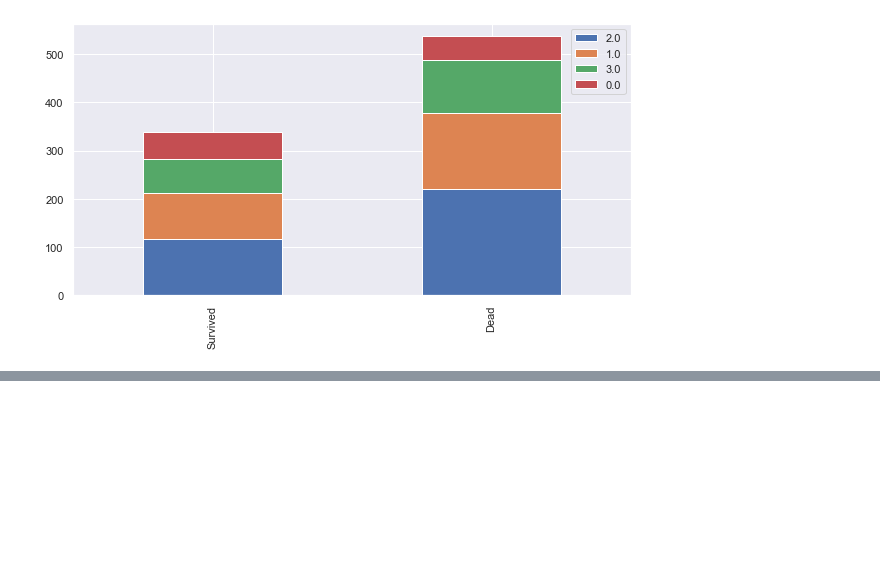
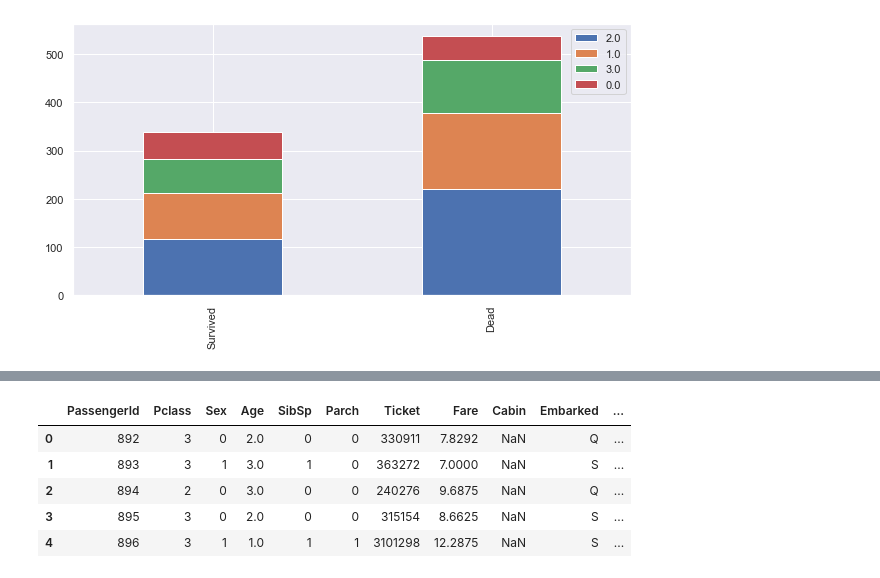
Before and after one commit to theishantha/Titanic---Kaggle-Machine-Learning-Competition, a Jupyter notebook: Titanic Disaster - Kaggle Machine Learning Competition.ipynb, the cells around one changed output, grey strips where cells are left out. Saved outputs shown, nothing was run; the diff lists cells and outputs as text; code cells hidden in the pictures; blank space fills up the shorter version.

```diff
--- a/Titanic Disaster - Kaggle Machine Learning Competition.ipynb
+++ b/Titanic Disaster - Kaggle Machine Learning Competition.ipynb
@@ -414,0 +438,9 @@ bar_chart('Age')
+# %%
+test.head()
+# %% [output]
+|  | PassengerId | Pclass | Sex | Age | SibSp | Parch | Ticket | Fare | Cabin | Embarked | ... |
+| 0 | 892 | 3 | 0 | 2.0 | 0 | 0 | 330911 | 7.8292 | NaN | Q | ... |
+| 1 | 893 | 3 | 1 | 3.0 | 1 | 0 | 363272 | 7.0000 | NaN | S | ... |
+| 2 | 894 | 2 | 0 | 3.0 | 0 | 0 | 240276 | 9.6875 | NaN | Q | ... |
+| 3 | 895 | 3 | 0 | 2.0 | 0 | 0 | 315154 | 8.6625 | NaN | S | ... |
+| 4 | 896 | 3 | 1 | 1.0 | 1 | 1 | 3101298 | 12.2875 | NaN | S | ... |
```
Also changed, not shown: parts of 5 cells of this notebook.
